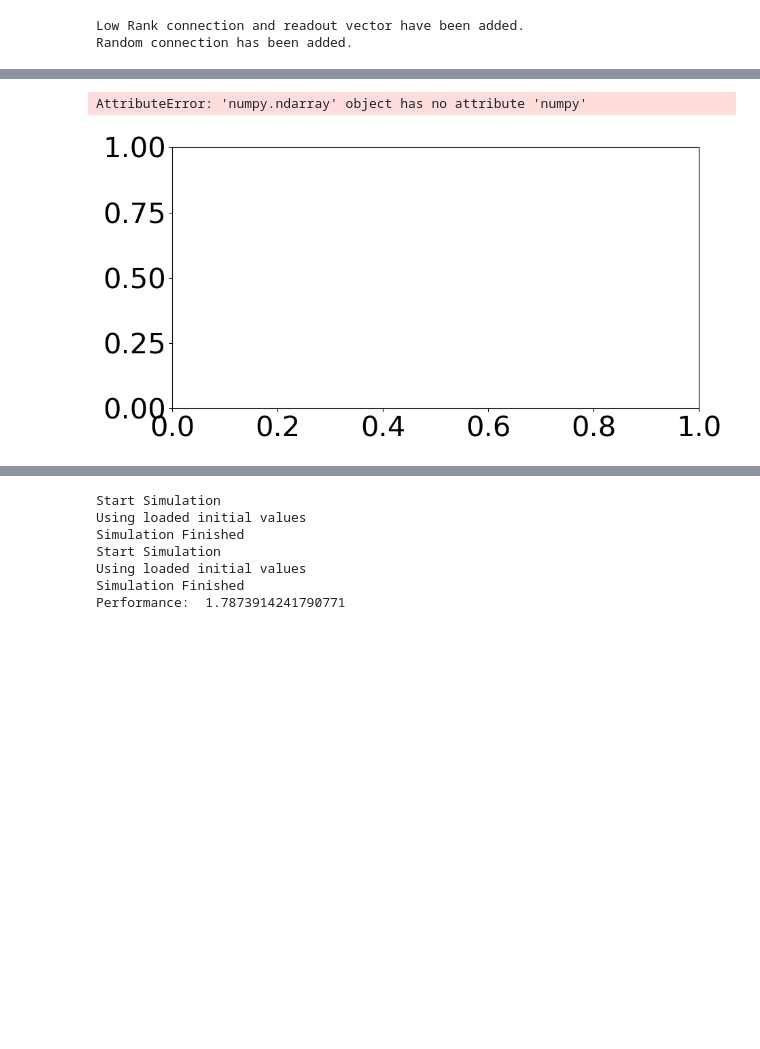
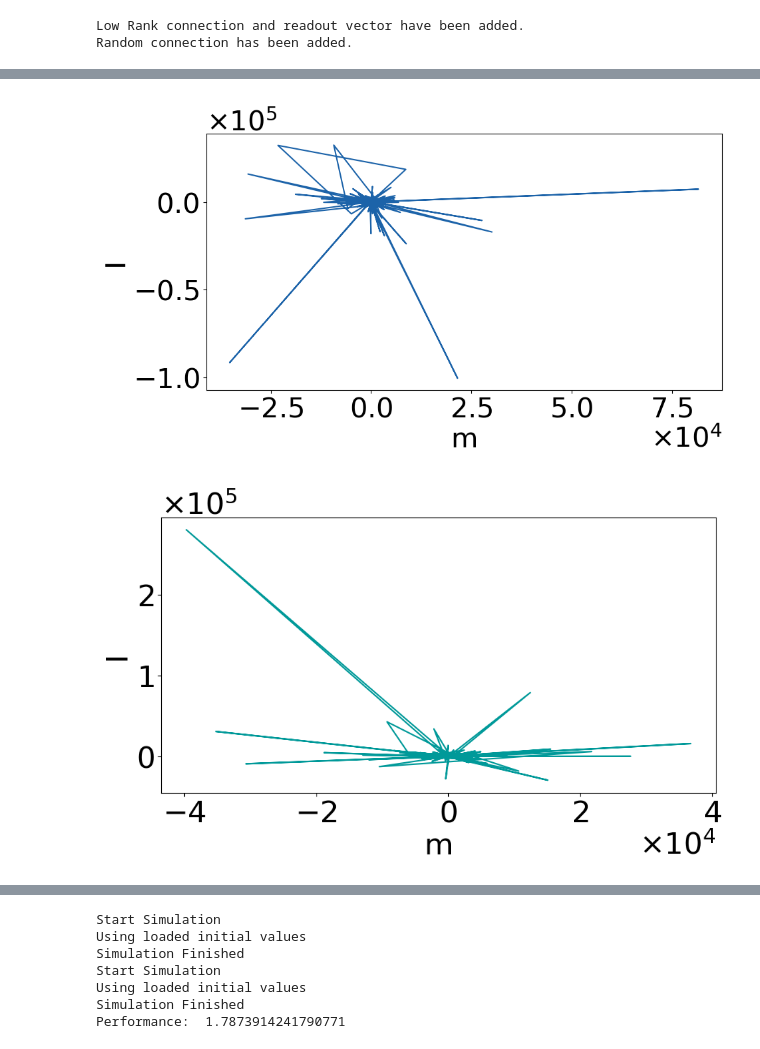
Before and after one commit to LiBinUtokyo/LowRank_ModifiedTheta_SNN, a Jupyter notebook: PYTHON/main_pytorch_lowrank_exc.ipynb, the cells around one changed output, grey strips where cells are left out. Drawn from its saved outputs; the diff is of its cells as text; code cells hidden in the pictures; blank space fills up the shorter version.

```diff
--- a/PYTHON/main_pytorch_lowrank_exc.ipynb
+++ b/PYTHON/main_pytorch_lowrank_exc.ipynb
@@ -65,17 +67,3 @@ IS = config['InputStrength'] #Input Strength (maybe chage to norm in the future)
 
 color_Go = config['color_Go']
 color_Nogo = config['color_Nogo']
-# %%
-# Functions
-def Generate_Vectors(N, mu=0, sigma=0.1,seed=None):
-    # seed: random seed
-    # m,n,sti_nogo 从 gaussian 分布中采样
-    if seed:
-        m = torch.normal(mu, sigma, (N,1), generator=seed)
-        n = torch.normal(mu, sigma, (N,1), generator=seed)
-        sti_nogo = torch.normal(mu, sigma, (N,1), generator=seed)
-    else:
-        m = torch.normal(mu, sigma, (N,1))
-        n = torch.normal(mu, sigma, (N,1))
-        sti_nogo = torch.normal(mu, sigma, (N,1))
-    return m, n, sti_nogo
@@ -296,0 +206,8 @@ Draw_Output(ax,Out_nogo,'Output_{Nogo}',dt,Input_nogo,color_data=color_Nogo)
+# %%
+go_signal = Out_go.copy().squeeze()
+nogo_signal = Out_nogo.copy().squeeze()
+# Draw Output
+fig, ax = plt.subplots(figsize=(15,5))
+ylim = Draw_Output(ax,go_signal**2,'Output_{Go}',dt,Input_go,color_data = color_Go)
+fig, ax = plt.subplots(figsize=(15,5))
+Draw_Output(ax,nogo_signal**2,'Output_{Nogo}',dt,Input_nogo,color_data=color_Nogo,ylim=ylim)
@@ -327,34 +248,38 @@ Draw_RasterPlot(ax,spk_step_nogo,spk_ind_nogo,' ',dt,Input_nogo,LRSNN.N_E.cpu(),
 # Monitor the Projection on m-I plane
 from matplotlib.ticker import FuncFormatter, ScalarFormatter
 def Draw_Projection(ax,activity,direction1,direction2,title_name='Projection',color_line = '#1C63A9',xlabel = 'Activity along Direction1',ylabel = 'Activity along Direction2',ylim = None,xlim=None):
     # Calculate teh projection （using @ to calculate inner multiply）
     # activity: numpy ndarray(N,T), direction1,2: numpy ndarray(N,1)
     act_on_dir1 = activity.T@direction1 # size(T,1)
     act_on_dir2 = activity.T@direction2
     # Draw the graph
     ax.plot(act_on_dir1,act_on_dir2,color = color_line)
 
     formatter = ScalarFormatter(useMathText=True)
     formatter.set_powerlimits((-3, 3))  # 科学计数法的阈值，<10^-3 或 >10^3 切换为科学计数法
     ax.xaxis.set_major_formatter(formatter)
     ax.yaxis.set_major_formatter(formatter)
 
     ax.set_title(title_name)
     ax.set_xlabel(xlabel)
     ax.set_ylabel(ylabel)
     if ylim:
         ax.set_ylim(ylim)
     if xlim:
         ax.set_xlim(xlim)
     #return the ylim and xlim
     return ax.get_ylim(),ax.get_xlim()
 
 fig, ax = plt.subplots(figsize=(10,5))
-ylim,xlim = Draw_Projection(ax,I_syn_go_EE,m[:N_E].numpy(),Sti_go[:N_E].numpy(),' ',color_Go,xlabel='m',ylabel='I',ylim=[-200000,500000])
+# ylim,xlim = Draw_Projection(ax,I_syn_go_EE,m[:N_E].numpy(),Sti_go[:N_E].numpy(),' ',color_Go,xlabel='m',ylabel='I',ylim=[-200000,500000])
+# ylim,xlim = Draw_Projection(ax,I_syn_go_EE,m[:N_E],Sti_go[:N_E],' ',color_Go,xlabel='m',ylabel='I',ylim=[-200000,500000])
+ylim,xlim = Draw_Projection(ax,I_syn_go_EE,m[:N_E],Sti_go[:N_E],' ',color_Go,xlabel='m',ylabel='I')
 # ylim,xlim = Draw_Projection(ax,I_syn_go_EE,Sti_go[:N_E].numpy(),m[:N_E].numpy(),'Activity on m-I Plane for Go Sti',color_Go,xlabel='I',ylabel='m')
 fig, ax = plt.subplots(figsize=(10,5))
-ylim,xlim = Draw_Projection(ax,I_syn_nogo_EE,m[:N_E].numpy(),Sti_nogo[:N_E].numpy(),' ',color_Nogo,xlabel='m',ylabel='I',ylim=ylim,xlim=xlim)
+# ylim,xlim = Draw_Projection(ax,I_syn_nogo_EE,m[:N_E].numpy(),Sti_nogo[:N_E].numpy(),' ',color_Nogo,xlabel='m',ylabel='I',ylim=ylim,xlim=xlim)
+# ylim,xlim = Draw_Projection(ax,I_syn_nogo_EE,m[:N_E],Sti_nogo[:N_E],' ',color_Nogo,xlabel='m',ylabel='I',ylim=ylim,xlim=xlim)
+ylim,xlim = Draw_Projection(ax,I_syn_nogo_EE,m[:N_E],Sti_nogo[:N_E],' ',color_Nogo,xlabel='m',ylabel='I')
 # ylim,xlim = Draw_Projection(ax,I_syn_nogo_EE,Sti_nogo[:N_E].numpy(),m[:N_E].numpy(),'Activity on m-I Plane: Nogo Sti',color_Nogo,xlabel='I',ylabel='m')
 # %% [output]
-AttributeError: 'numpy.ndarray' object has no attribute 'numpy'
-[figure, old version]
+[figure, new version]
+[figure, added]
```
Also changed, not shown: parts of 13 cells of this notebook, 2 other files.
